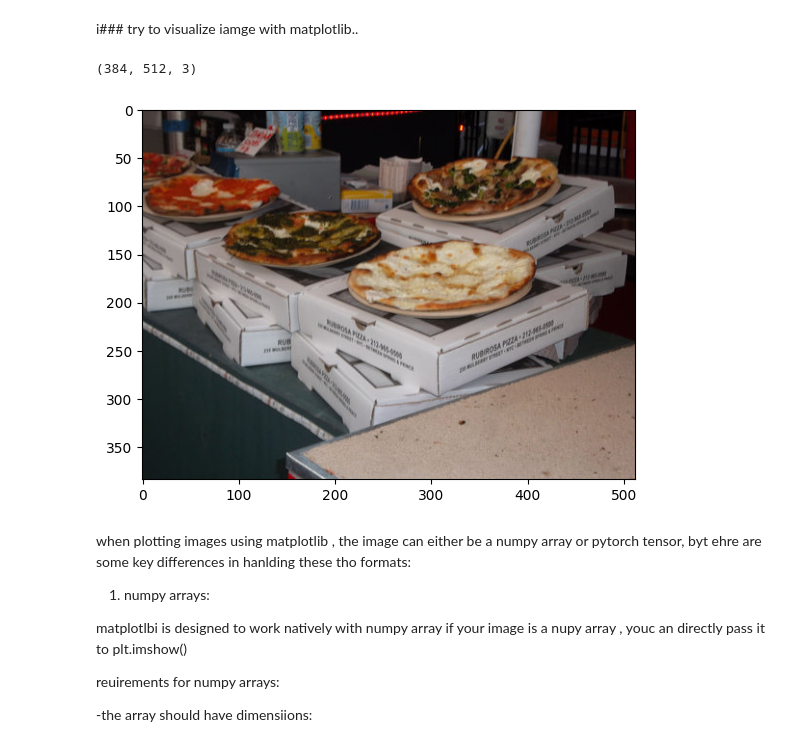
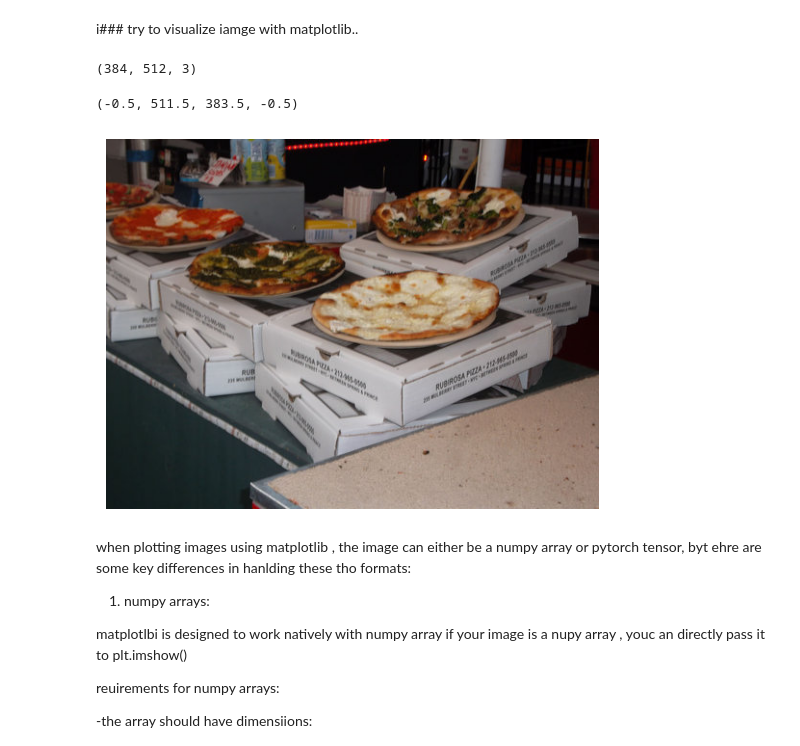
Before and after one commit to lewisnjue/AI, a Jupyter notebook: pytorch_datasets_.ipynb, the cells around one changed output. Drawn from its saved outputs; the diff is of its cells as text; code cells hidden in the pictures.

```diff
--- a/pytorch_datasets_.ipynb
+++ b/pytorch_datasets_.ipynb
@@ -221,16 +221,18 @@ i### try to visualize iamge with matplotlib..
 # %%
 import numpy as np
 import matplotlib.pyplot as plt # for ploting this is so cool
 import matplotlib
 %matplotlib inline
 # turns image ot array
 img_as_array = np.array(img)
 # plot the image using matplotlib
 plt.imshow(img_as_array)
 print(img_as_array.shape)
+plt.axis(False)
 # %% [output]
 (384, 512, 3)
+(-0.5, 511.5, 383.5, -0.5)
-[figure, old version]
+[figure, new version]
 # %% [markdown]
 when plotting images using matplotlib , the image can either be a numpy array or pytorch tensor, byt ehre are some key differences in hanlding these tho formats:
 
```
Also changed, not shown: parts of 12 cells of this notebook.
